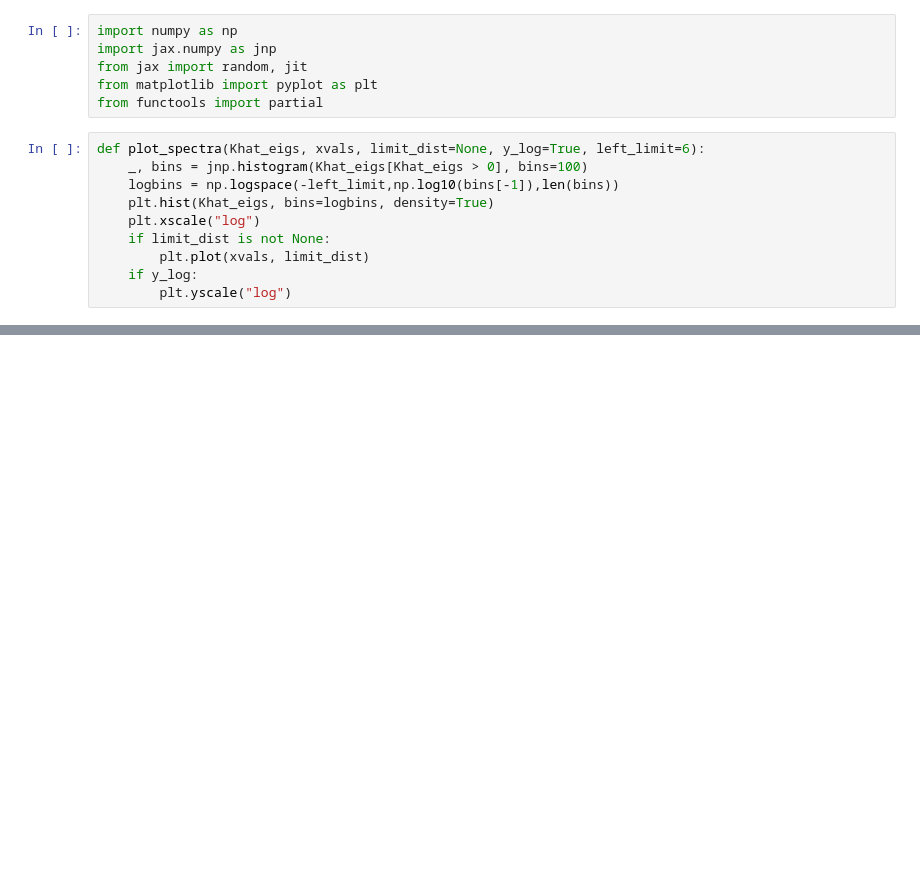
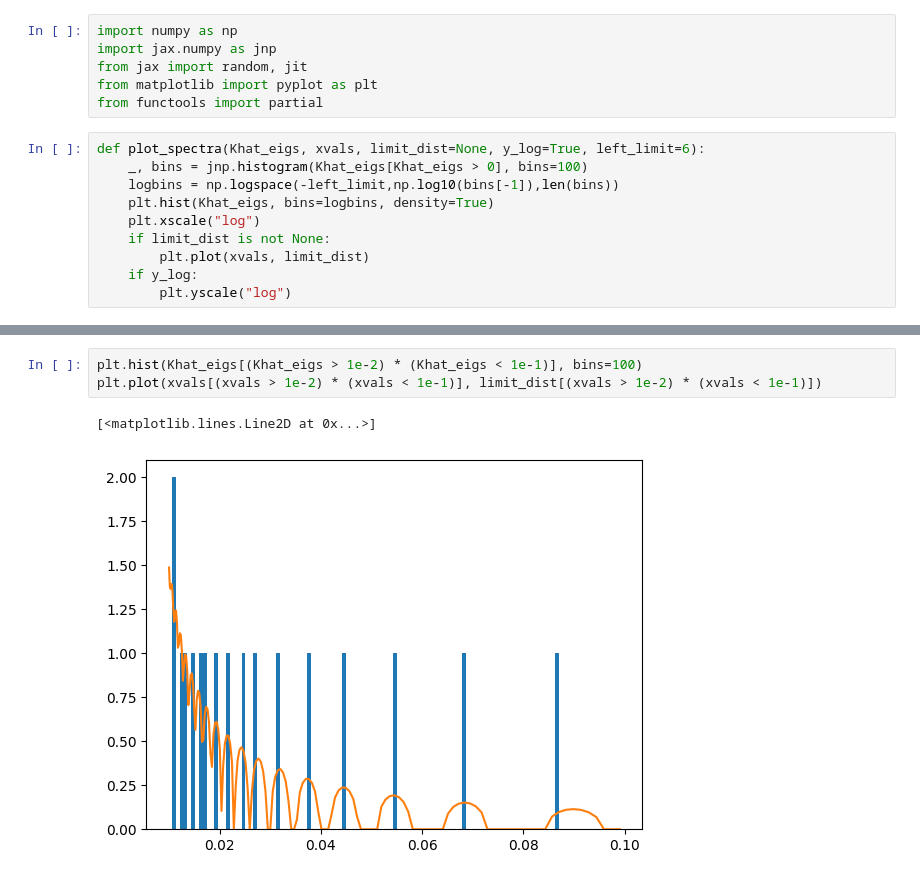
Before and after one commit to kctsiolis/scaling_law_phases, a Jupyter notebook: spike_sim.ipynb, the cells around one changed output, grey strips where cells are left out. Cells and saved outputs as stored; diff of their text form; blank space fills up the shorter version.

```diff
--- a/spike_sim.ipynb
+++ b/spike_sim.ipynb
@@ -162,0 +159,6 @@ print(Khat_eigs)
+# %%
+plt.hist(Khat_eigs[(Khat_eigs > 1e-2) * (Khat_eigs < 1e-1)], bins=100)
+plt.plot(xvals[(xvals > 1e-2) * (xvals < 1e-1)], limit_dist[(xvals > 1e-2) * (xvals < 1e-1)])
+# %% [output]
+[<matplotlib.lines.Line2D at 0x...>]
+[figure, added]
```
Also changed, not shown: parts of 6 cells of this notebook.
